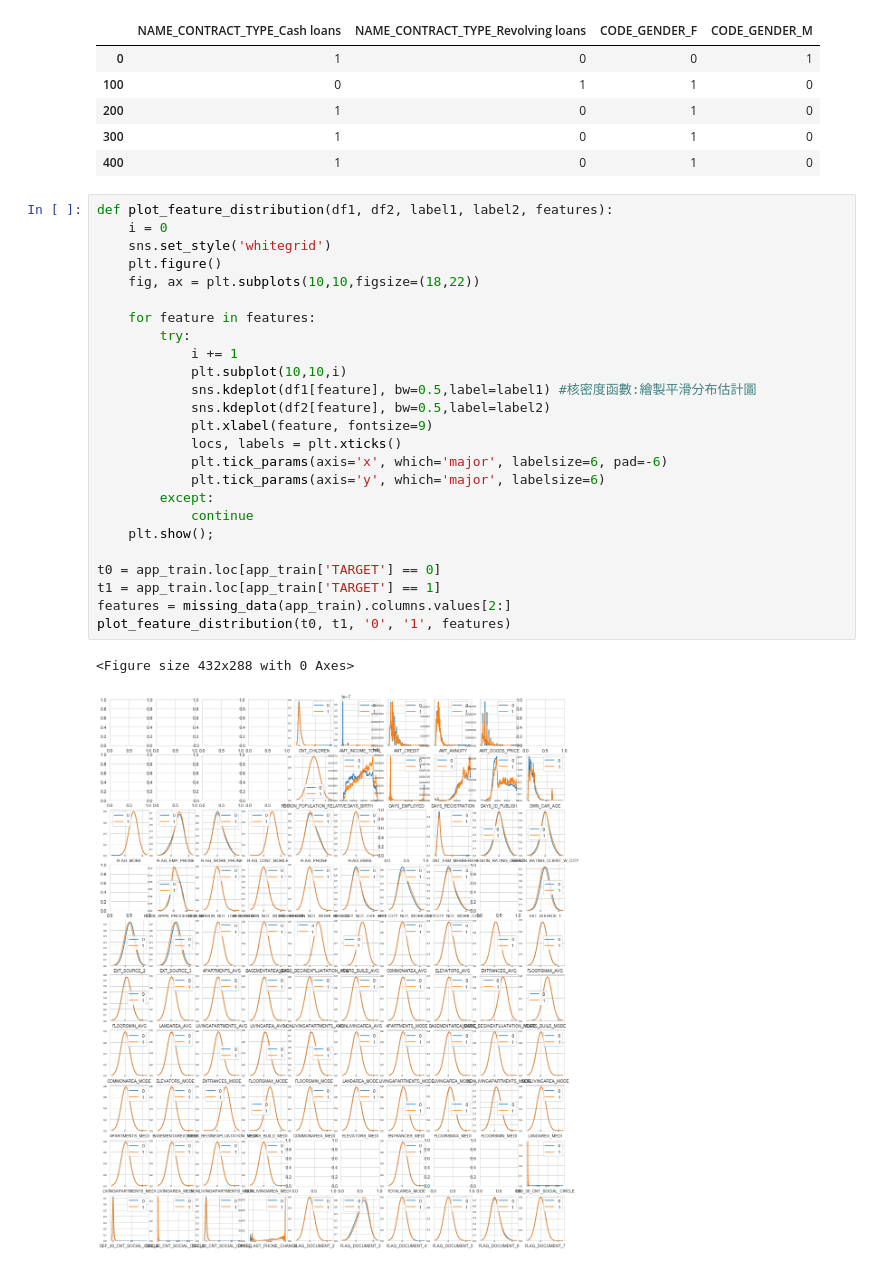
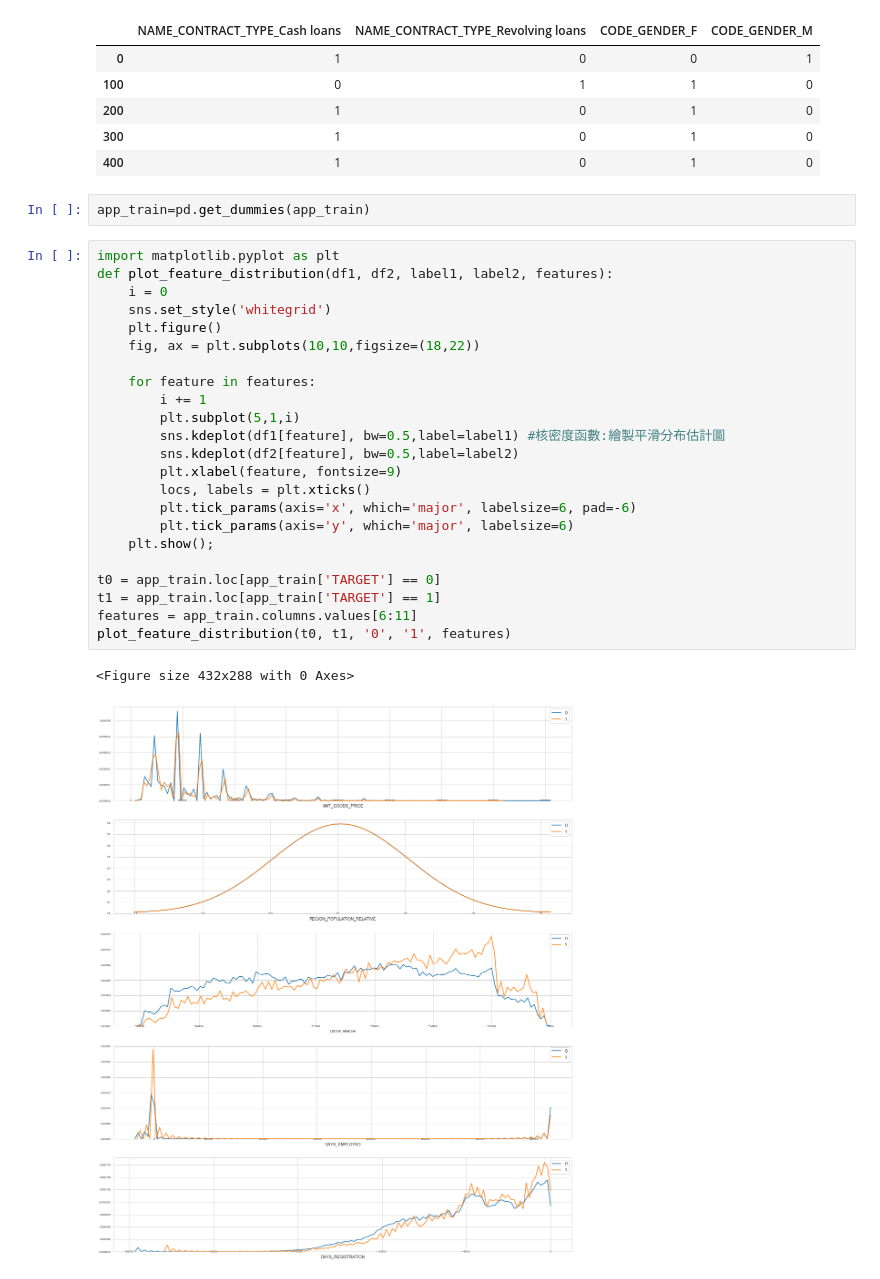
Before and after one commit to dgtyuewq/2nd-ML100days-2, a Jupyter notebook: Day_002_HW.ipynb, the cells around one changed output. Cells and saved outputs as stored; diff of their text form.

```diff
--- a/Day_002_HW.ipynb
+++ b/Day_002_HW.ipynb
@@ -162,31 +162,31 @@ df2.head()
 | 200 | 1 | 0 | 1 | 0 |
 | 300 | 1 | 0 | 1 | 0 |
 | 400 | 1 | 0 | 1 | 0 |
+# %%
+app_train=pd.get_dummies(app_train)
 # %%
+import matplotlib.pyplot as plt
 def plot_feature_distribution(df1, df2, label1, label2, features):
     i = 0
     sns.set_style('whitegrid')
     plt.figure()
     fig, ax = plt.subplots(10,10,figsize=(18,22))
 
     for feature in features:
-        try:
-            i += 1
-            plt.subplot(10,10,i)
-            sns.kdeplot(df1[feature], bw=0.5,label=label1) #核密度函數:繪製平滑分布估計圖
-            sns.kdeplot(df2[feature], bw=0.5,label=label2)
-            plt.xlabel(feature, fontsize=9)
-            locs, labels = plt.xticks()
-            plt.tick_params(axis='x', which='major', labelsize=6, pad=-6)
-            plt.tick_params(axis='y', which='major', labelsize=6)
-        except:
-            continue
+        i += 1
+        plt.subplot(5,1,i)
+        sns.kdeplot(df1[feature], bw=0.5,label=label1) #核密度函數:繪製平滑分布估計圖
+        sns.kdeplot(df2[feature], bw=0.5,label=label2)
+        plt.xlabel(feature, fontsize=9)
+        locs, labels = plt.xticks()
+        plt.tick_params(axis='x', which='major', labelsize=6, pad=-6)
+        plt.tick_params(axis='y', which='major', labelsize=6)
     plt.show();
 
 t0 = app_train.loc[app_train['TARGET'] == 0]
 t1 = app_train.loc[app_train['TARGET'] == 1]
-features = missing_data(app_train).columns.values[2:]
+features = app_train.columns.values[6:11]
 plot_feature_distribution(t0, t1, '0', '1', features)
 # %% [output]
 <Figure size 432x288 with 0 Axes>
-[figure, old version]
+[figure, new version]
```
Also changed, not shown: parts of 1 cell of this notebook.
